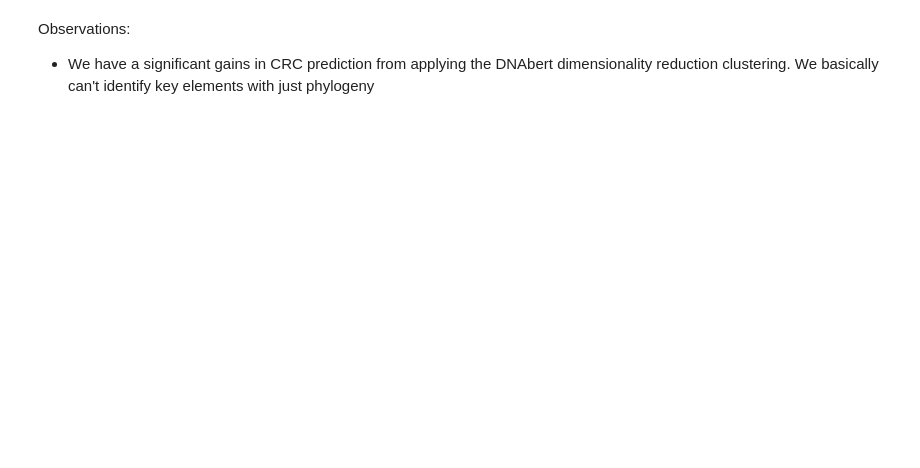
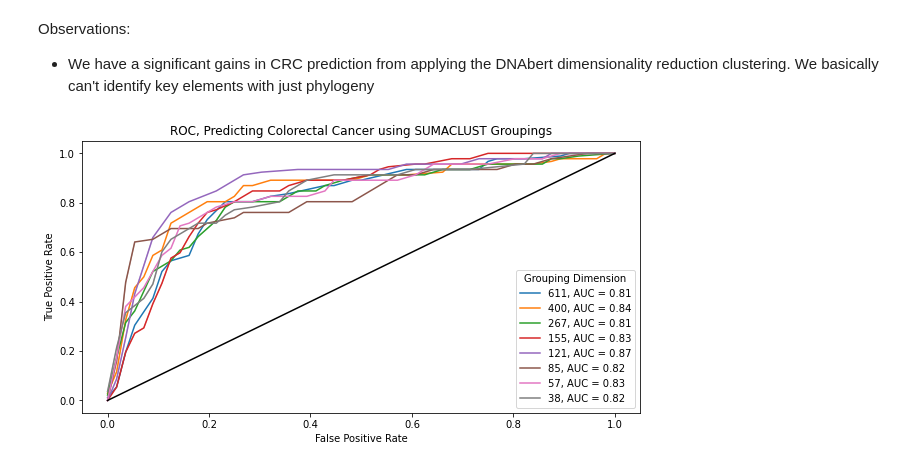
Before and after one commit to gaustin15/W4671_project, a Jupyter notebook: CRC_prediction.ipynb, the cells around one changed output. Drawn from its saved outputs; the diff is of its cells as text; code cells hidden in the pictures; blank space fills up the shorter version.

```diff
--- a/CRC_prediction.ipynb
+++ b/CRC_prediction.ipynb
@@ -477,0 +574,29 @@ for i in phylo_group_results.loc[phylo_group_results.coef != 0].index:
+# %%
+#show performance of DNABert hierarchal clustering
+L = []
+file_path = '../MicrobiomeHD_data/crc_zhao_results/crc_zhao.otu_seqs.100.fasta'
+for threshold in [.99, .98, .95, .9, .88, .85, .83, .8]:
+    L.append( test_reduced_sumaclust(df_fixed, metadata, threshold, file_path,  reads) )
+
+sum_results = pd.concat([ pd.DataFrame.from_dict(
+    {'fpr':a[0],
+     'tpr':a[1],
+     'auc':[a[2]]*len(a[1]),
+     'n_dims':[a[3]]*len(a[1]) } ) \
+           for a in L ], axis = 0 )
+
+sum_results['Grouping Dimension'] = sum_results.n_dims.astype(str) + ', AUC = ' \
+                        + sum_results.auc.astype(str).str[0:4]
+
+import seaborn as sns
+plt.figure(figsize=(10,5))
+sns.lineplot(x = 'fpr', y = 'tpr',
+             data = sum_results,\
+             ci= 0, hue = 'Grouping Dimension')
+plt.plot([0, 1], [0, 1], '-', color = 'black')
+plt.title('ROC, Predicting Colorectal Cancer using SUMACLUST Groupings')
+plt.xlabel("False Positive Rate")
+plt.ylabel("True Positive Rate")
+plt.show()
+# %% [output]
+[figure, added]
```
Also changed, not shown: parts of 20 cells of this notebook, 2 other files.
